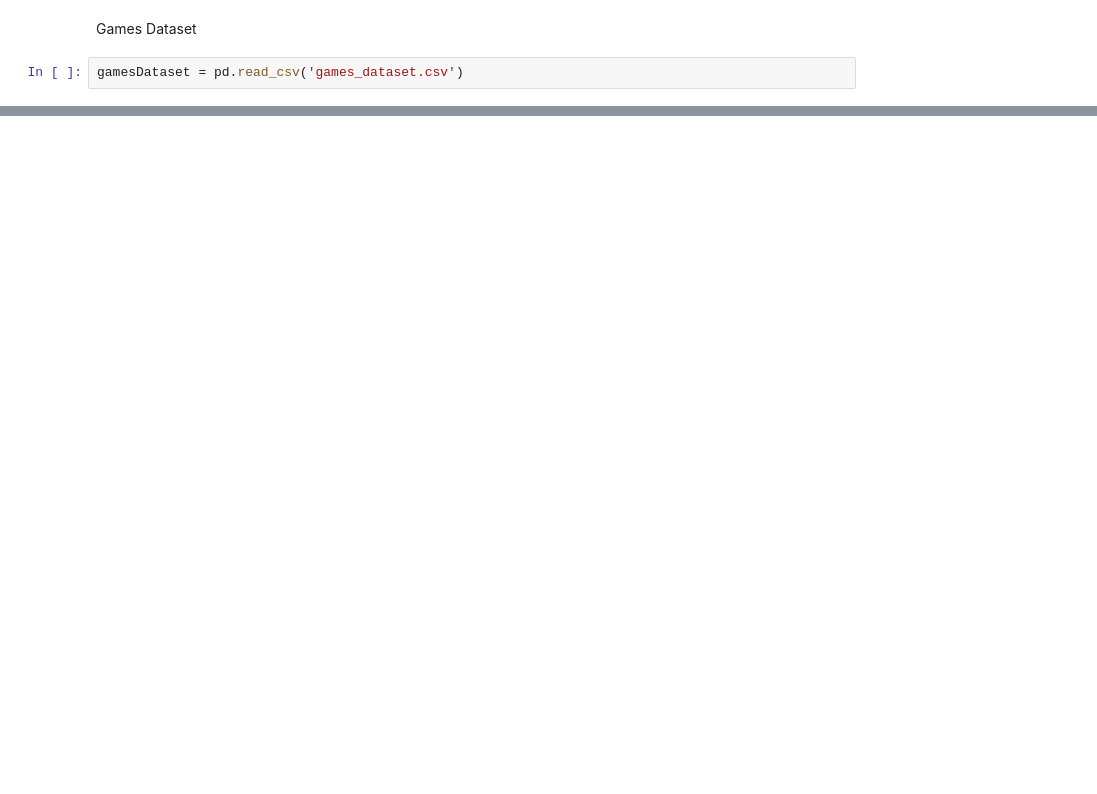
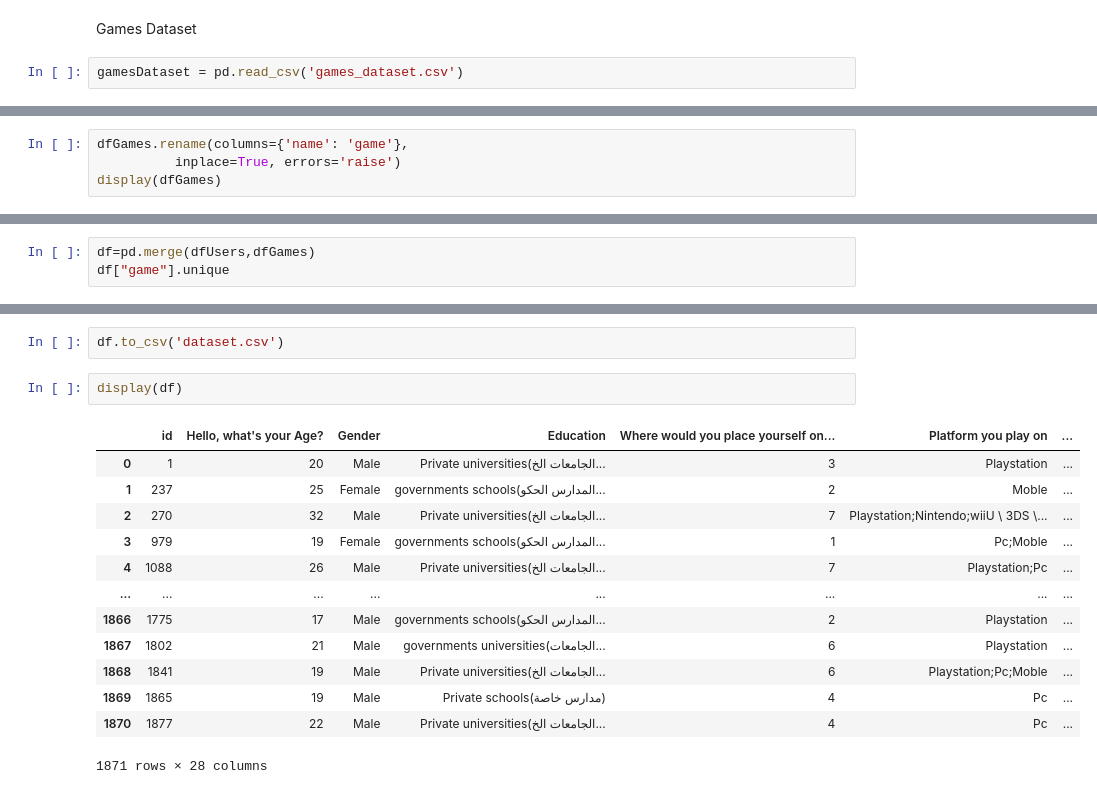
Before and after one commit to OmarEmad313/video-game-recommendation, a Jupyter notebook: Game recommendation-checkpoint.ipynb, the cells around one changed output, grey strips where cells are left out. Saved outputs shown, nothing was run; the diff lists cells and outputs as text; blank space fills up the shorter version.

```diff
--- a/Game recommendation-checkpoint.ipynb
+++ b/Game recommendation-checkpoint.ipynb
@@ -103,0 +66,4 @@ display(dfGames)
+# %%
+dfGames.rename(columns={'name': 'game'},
+          inplace=True, errors='raise')
+display(dfGames)
@@ -103,0 +84,3 @@ display(dfGames)
+# %%
+df=pd.merge(dfUsers,dfGames)
+df["game"].unique
@@ -103,0 +100,18 @@ display(dfGames)
+# %%
+df.to_csv('dataset.csv')
+# %%
+display(df)
+# %% [output]
+|  | id | Hello, what's your Age? | Gender | Education | Where would you place yourself on... | Platform you play on | ... |
+| 0 | 1 | 20 | Male | Private universities(الجامعات الخ... | 3 | Playstation | ... |
+| 1 | 237 | 25 | Female | governments schools(المدارس الحكو... | 2 | Moble | ... |
+| 2 | 270 | 32 | Male | Private universities(الجامعات الخ... | 7 | Playstation;Nintendo;wiiU \ 3DS \... | ... |
+| 3 | 979 | 19 | Female | governments schools(المدارس الحكو... | 1 | Pc;Moble | ... |
+| 4 | 1088 | 26 | Male | Private universities(الجامعات الخ... | 7 | Playstation;Pc | ... |
+| ... | ... | ... | ... | ... | ... | ... | ... |
+| 1866 | 1775 | 17 | Male | governments schools(المدارس الحكو... | 2 | Playstation | ... |
+| 1867 | 1802 | 21 | Male | governments universities(الجامعات... | 6 | Playstation | ... |
+| 1868 | 1841 | 19 | Male | Private universities(الجامعات الخ... | 6 | Playstation;Pc;Moble | ... |
+| 1869 | 1865 | 19 | Male | Private schools(مدارس خاصة) | 4 | Pc | ... |
+| 1870 | 1877 | 22 | Male | Private universities(الجامعات الخ... | 4 | Pc | ... |
+1871 rows × 28 columns
```
Also changed, not shown: parts of 10 cells of this notebook, 4 other files.
